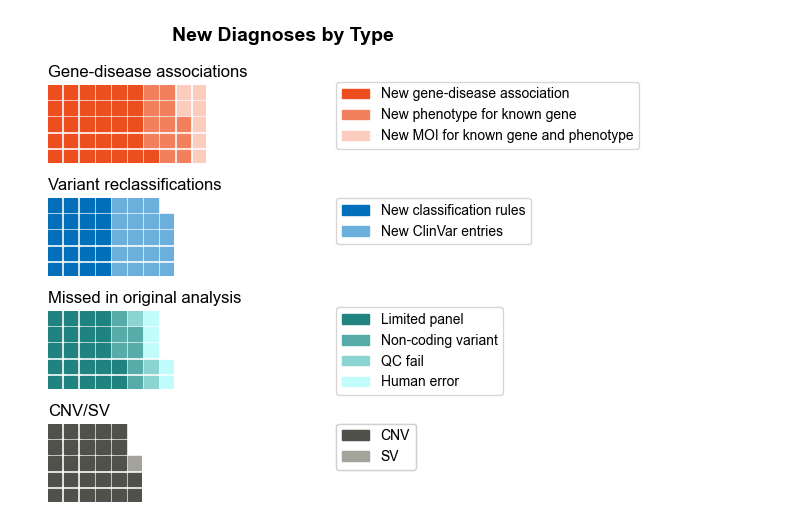
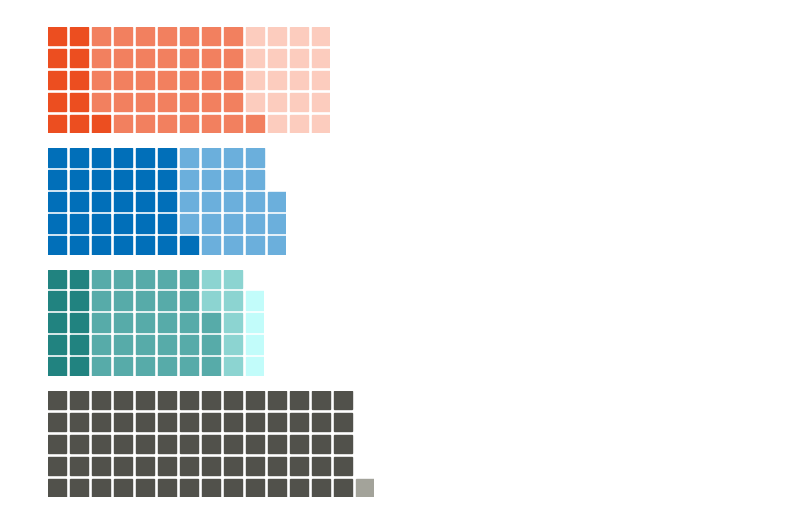
Before and after one commit to populationgenomics/talos_manuscript, a Jupyter notebook: Analyses/Jupyter_notebooks/Figure4_panel2.ipynb, the cells around one changed output. Drawn from its saved outputs; the diff is of its cells as text; code cells hidden in the pictures.

Commit message:
Update Fig 4 data

```diff
--- a/Analyses/Jupyter_notebooks/Figure4_panel2.ipynb
+++ b/Analyses/Jupyter_notebooks/Figure4_panel2.ipynb
@@ -7,12 +7,13 @@ from matplotlib.colors import LinearSegmentedColormap
 import matplotlib.patches as mpatches
 from pywaffle import Waffle
 
-data_r = pd.read_csv('../../Data/Fig4/Fig4_panel2_Data01.csv', header=0, index_col=0)
-data= data_r.T
-solve_data = data.sum(axis='columns').to_dict()
+# Read the CSV file into a DataFrame
+data = pd.read_csv('../../Data/Fig4/Talos_solves_VCGS-prospective.csv', header=0, index_col=[1, 0], usecols=range(1, 7))
 
-# Set the default font to Arial
-plt.rcParams['font.family'] = 'Arial'
+# Combine duplicate rows by summing their values
+# This is needed because the data breaks out some additional categories that we are not interested in
+data_combined = data.groupby(level=[0, 1]).sum()
+
 
 colors_list = ['#EC4E20',
         '#F2805F',
@@ -23,58 +24,62 @@ colors_list = ['#EC4E20',
         '#57ABA9',
         '#8CD4D1',
         '#C2FCFA',
         '#51514B',
         '#A3A39A']
 
 #print([f"{k} ({v})" for k, v in data['New association'].items()][0:3])
 
 fig = plt.figure(
     FigureClass=Waffle,
     plots={
         411: {
-            'values': data['Gene-disease associations'],
-            'title': {'label': 'Gene-disease associations', 'loc': 'left', 'fontsize': 12}
+            'values': data_combined.loc[('Gene-disease Associations'),'All'],
+            'colors': colors_list[0:3],
+            #'title': {'label': 'Gene-disease associations', 'loc': 'left', 'fontsize': 12}
         },
         412: {
-            'values': data['Variant reclassifications'],
-            'title': {'label': 'Variant reclassifications', 'loc': 'left', 'fontsize': 12}
+            'values': data_combined.loc[('Variant Reclassifications'),'All'],
+            'colors': colors_list[3:5],
+            #'title': {'label': 'Variant reclassifications', 'loc': 'left', 'fontsize': 12}
         },
         413: {
-            'values': data['Missed in original analysis'],
-            'title': {'label': 'Missed in original analysis', 'loc': 'left', 'fontsize': 12}
+            'values': data_combined.loc[('Missed in Manual Analysis'),'All'],
+            'colors': colors_list[5:9],
+            #'title': {'label': 'Missed in original analysis', 'loc': 'left', 'fontsize': 12}
         },
         414: {
-            'values': data['CNV/SV'],
-            'title': {'label': 'CNV/SV', 'loc': 'left', 'fontsize': 12}
+            'values': data_combined.loc[('CNV/SV'),'All'],
+            'colors': colors_list[9:12],
+            #'title': {'label': 'CNV/SV', 'loc': 'left', 'fontsize': 12}
         },
     },
     rows=5,
-    colors=colors_list,
+    #colors=colors_list,
     rounding_rule='ceil',
     figsize=(5, 5)
 )
 
-import matplotlib.patches as mpatches
-import matplotlib.pyplot as plt
+# import matplotlib.patches as mpatches
+# import matplotlib.pyplot as plt
 
-patches = []
-for x in range(len(solve_data)):
-    patches.append(mpatches.Patch(color=colors_list[x], label=list(solve_data.keys())[x]))
-plt.legend(handles=patches, bbox_to_anchor=(3,2), loc="lower left")
+# patches = []
+# for x in range(len(solve_data)):
+#     patches.append(mpatches.Patch(color=colors_list[x], label=list(solve_data.keys())[x]))
+# plt.legend(handles=patches, bbox_to_anchor=(3,2), loc="lower left")
 
-legend1 = plt.legend(handles=patches[0:3], bbox_to_anchor=(3,5.5), loc="upper left")
-legend2 = plt.legend(handles=patches[3:5], bbox_to_anchor=(3,4), loc="upper left")
-legend3 = plt.legend(handles=patches[5:9], bbox_to_anchor=(3,2.6), loc="upper left")
-legend4 = plt.legend(handles=patches[9:11], bbox_to_anchor=(3,1.1), loc="upper left")
-fig.add_artist(legend1)
-fig.add_artist(legend2)
-fig.add_artist(legend3)
-fig.add_artist(legend4)
+# legend1 = plt.legend(handles=patches[0:3], bbox_to_anchor=(1.5,5.7), loc="upper left")
+# legend2 = plt.legend(handles=patches[3:5], bbox_to_anchor=(1.5,4.3), loc="upper left")
+# legend3 = plt.legend(handles=patches[5:9], bbox_to_anchor=(1.5,2.8), loc="upper left")
+# legend4 = plt.legend(handles=patches[9:11], bbox_to_anchor=(1.5,1.1), loc="upper left")
+# fig.add_artist(legend1)
+# fig.add_artist(legend2)
+# fig.add_artist(legend3)
+# fig.add_artist(legend4)
 
-fig.suptitle('New Diagnoses by Type', fontsize=14, fontweight='bold')
+
 fig.savefig('../../Figures/Fig4/Fig4_panel2.png')
 # %% [output]
-[figure, old version]
+[figure, new version]
 # %%
 import pandas as pd
 import numpy as np
```
Also changed, not shown: parts of 5 cells of this notebook, 9 other files.
